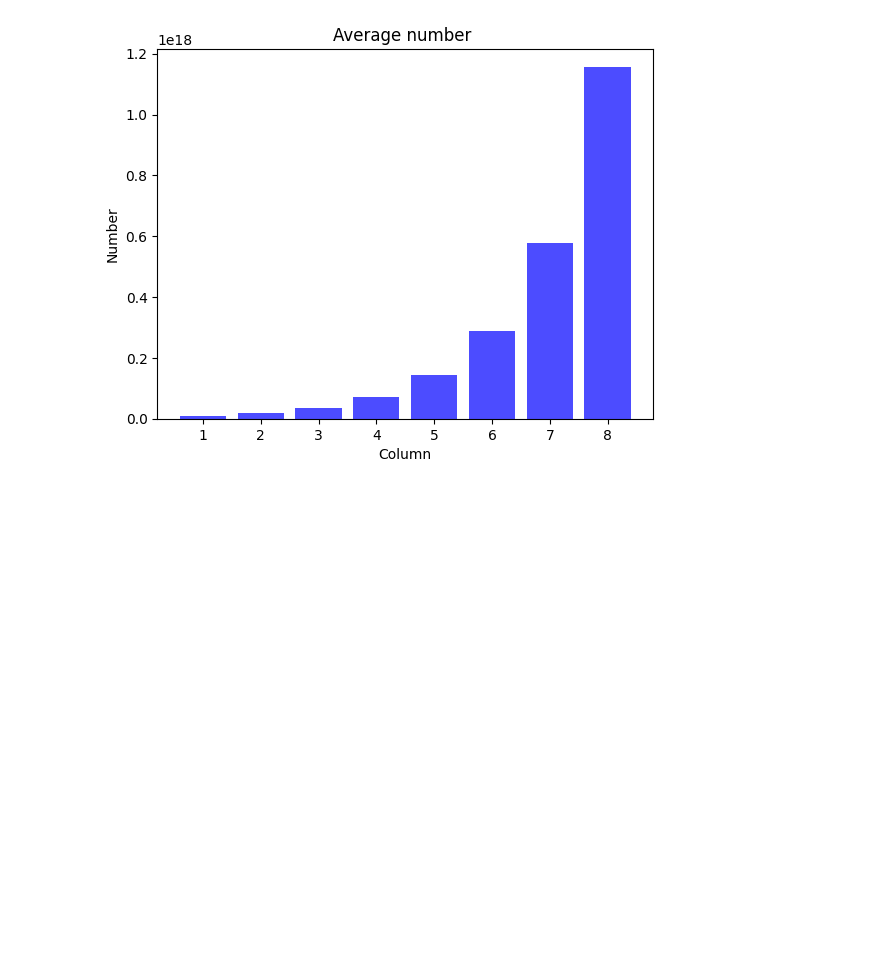
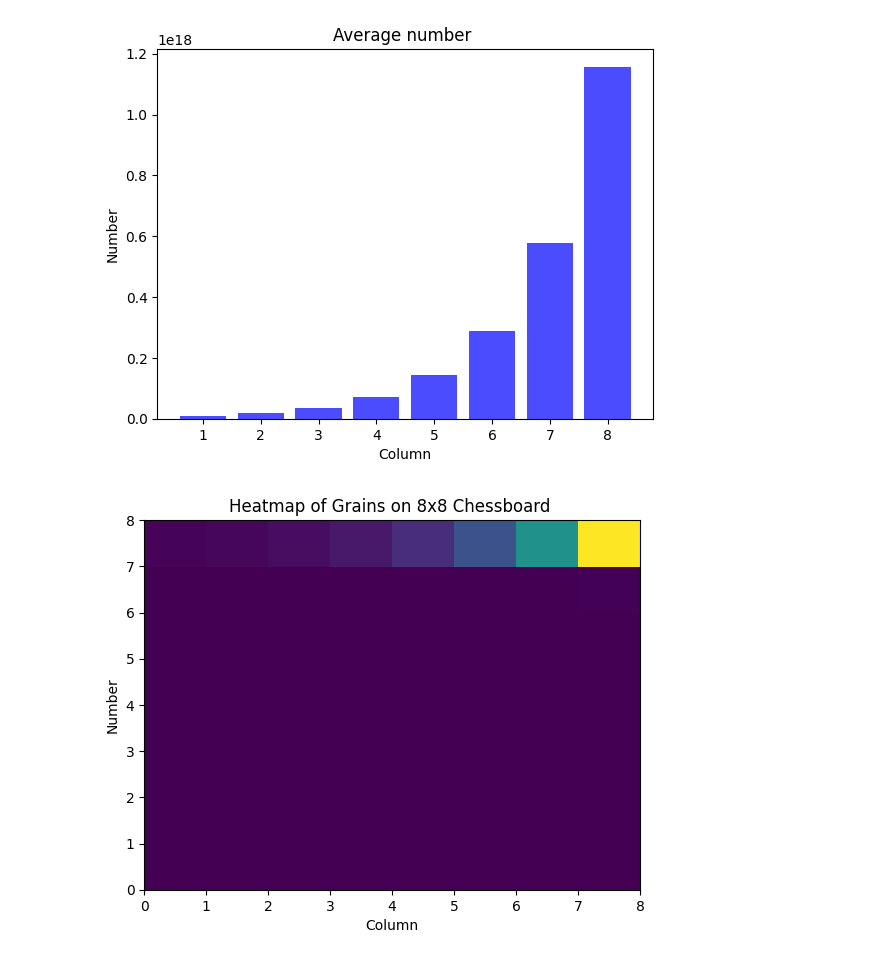
Before and after one commit to Cindy-eng/AI-Data-Engineer--Assignments, a Jupyter notebook: 6_Wheat_and_chess_board_problem.ipynb, the cells around one changed output. Drawn from its saved outputs; the diff is of its cells as text; code cells hidden in the pictures; blank space fills up the shorter version.

Commit message:
Problem 4

```diff
--- a/6_Wheat_and_chess_board_problem.ipynb
+++ b/6_Wheat_and_chess_board_problem.ipynb
@@ -58,3 +58,17 @@ plt.show();
 # %% [output]
 The total of wheat ia 1.8446744073709552e+19
 [figure]
+# %%
+#Problem 4] Heat map of the number of wheat
+import matplotlib.pyplot as plt
+
+chess_board = np.array([2**i for i in range(8*8)]).reshape(8,8)
+total_wheat = chess_board.sum()
+
+plt.xlabel('Column')
+plt.ylabel('Number')
+plt.pcolor(chess_board)
+plt.title('Heatmap of Grains on 8x8 Chessboard ')
+plt.show();
+# %% [output]
+[figure, added]
```
Also changed, not shown: parts of 1 cell of this notebook.
